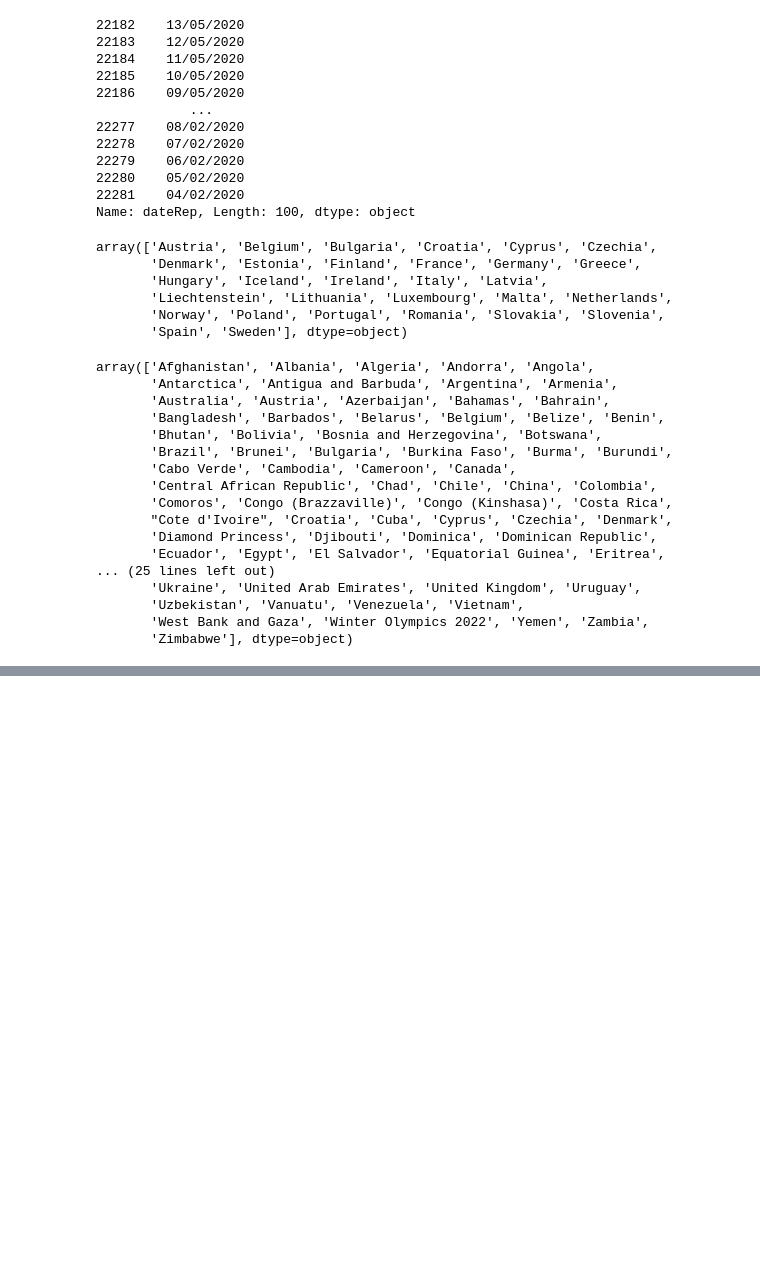
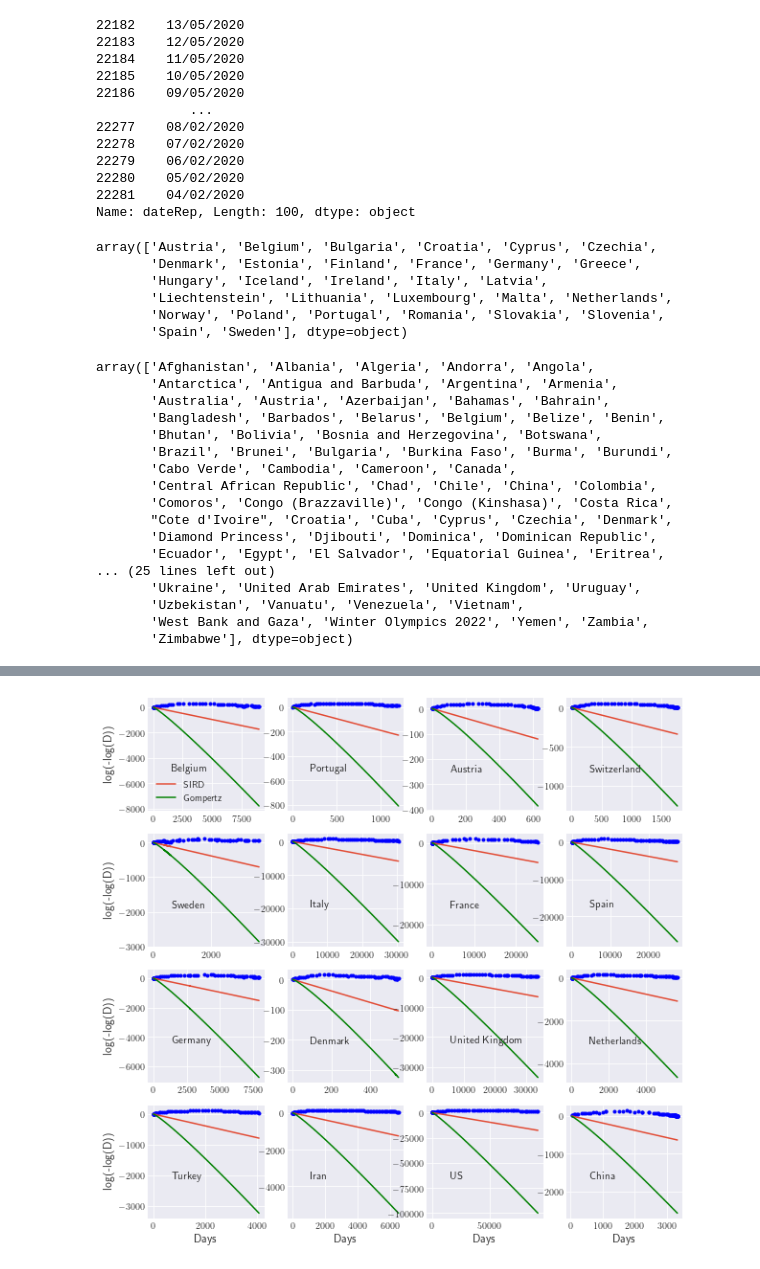
Before and after one commit to matzhaugen/mortality, a Jupyter notebook: notebooks/gompertz_vs_sird.ipynb, the cells around one changed output, grey strips where cells are left out. Drawn from its saved outputs; the diff is of its cells as text; code cells hidden in the pictures; blank space fills up the shorter version.

```diff
--- a/notebooks/gompertz_vs_sird.ipynb
+++ b/notebooks/gompertz_vs_sird.ipynb
@@ -177,0 +394,83 @@ dtype: int64
+# %%
+# Plot log lines
+plt.rcParams['text.usetex'] = False
+f, axs = plt.subplots(4,4,figsize=(10,10))
+subset = ['Belgium', 'Portugal',  'Austria',
+       'Switzerland', 'Sweden',  'Italy', 'France', 'Spain', 'Germany','Denmark',
+          "United Kingdom", 'Netherlands', "Turkey", "Iran", "US", "China"]
+popt_country = {}
+popt_gomp_country = {}
+x0 = {}
+
+for n, country in enumerate(subset):
+    if n > 15:
+        break
+    i = int(n / 4)
+    j = n % 4
+    plt.sca(axs[i, j])
+
+    # Get data and crop observations before deaths started rising and after 80 days of the pandemic
+    duration = 80 # days, first days of pandemic
+    fit_duration = 50
+    country_data = get_data2(country)
+    maxx = country_data.cumDeaths.max() + 1
+    xfull, yfull = (country_data.cumDeaths + 1), country_data.rollDeaths
+    t_start = np.min(np.arange(len(xfull))[xfull > 1])
+    x0[country] = xfull[t_start]
+    x = xfull[t_start:(t_start + duration)]
+    y = yfull[t_start:(t_start + duration)]
+    t = np.arange(len(x))
+    ln = safe_lnln(x.values, maxx)
+
+    # Fit Gompertz and SIRD
+#     sird_min_params = (0.1, 1e-6, 0.001) # gamma, eta, beta
+#     sird_max_params = (100, .1, 1)
+    gomp_min_params = (0.01, 0.001, 0.01) # beta, alpha, x_tilde
+    gomp_max_params = (10, 1., 1.)
+    popt_gomp_country[country], pcov_gomp = spo.curve_fit(gomp, x[:fit_duration], y[:fit_duration], bounds=(gomp_min_params, gomp_max_params))
+    popt_country[country], pcov = spo.curve_fit(sird, xfull, yfull)
+
+    # Get evolution of deaths vs. time
+    # To do this we need to assume in the SIRD that the susceptible population
+    # represents some fraction of the total population, we use 10 as the factor here.
+    infl = 5
+    beta, alpha, x_tilde = popt_gomp_country[country]
+    xinf = x_tilde * np.exp(beta / alpha)
+    gamma, eta, beta = popt_country[country]
+    s0 = infl * xinf # assumption
+    d, r, a = gamma/s0, eta * gamma, beta - d
+    y0 = 1, x0[country], 0, 0
+    tmax = 80
+    obj = integrate.solve_ivp(sirdODE, (0, tmax), y0,
+                              t_eval=np.arange(tmax), args=(r, a, d))
+    d_sird_norm = obj["y"][3, :] / obj["y"][3, :].max()
+    # Gompertz is already normalized but we need to use the initial death instead of initial suscpetible
+
+    d_gomp_norm = gomp_time(obj["t"], x0[country]/infl, *popt_gomp_country[country])
+
+    # Plot
+#     plt.plot(obj["t"], safe_lnln(d_sird_norm))
+#     plt.plot(obj["t"], safe_lnln(d_gomp))
+#     plt.plot(t, ln, ".", color="#0000ff")
+    plt.plot(x, y, ".", color="#0000ff")
+    plt.plot(x, sird(x, *popt), label="SIRD")
+    plt.plot(x, gomp(x, *popt_gomp), label="Gompertz", color="#008000")
+    xmin, xmax = axs[i, j].get_xlim()
+    ymin, ymax = axs[i, j].get_ylim()
+    x_alpha = 0.80
+    y_alpha = 0.65
+
+    xloc = xmin * x_alpha + xmax * (1-x_alpha)
+    yloc = ymin * y_alpha + ymax * (1-y_alpha)
+    plt.text(xloc, yloc, country, fontsize=11)
+#     plt.text(xloc, yloc * 0.5, r0, fontsize=11)
+    if j == 0:
+#         plt.ylabel(r'$\ln{(-\ln{D})}$')
+        plt.ylabel("log(-log(D))")
+    if i == 3:
+        plt.xlabel("Days")
+    if n == 0:
+        plt.legend()
+# plt.savefig("../figures/Gompertz_vs_SIRD.pdf")
+# %% [output]
+[figure, added]
```
Also changed, not shown: parts of 17 cells of this notebook, 5 other files.
